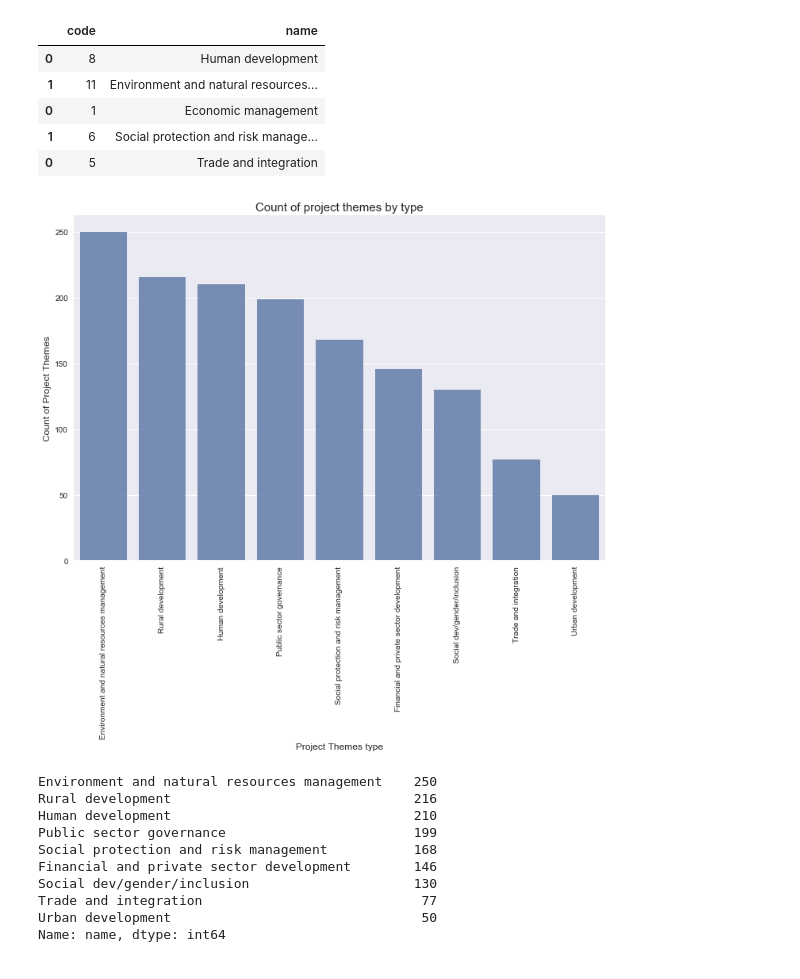
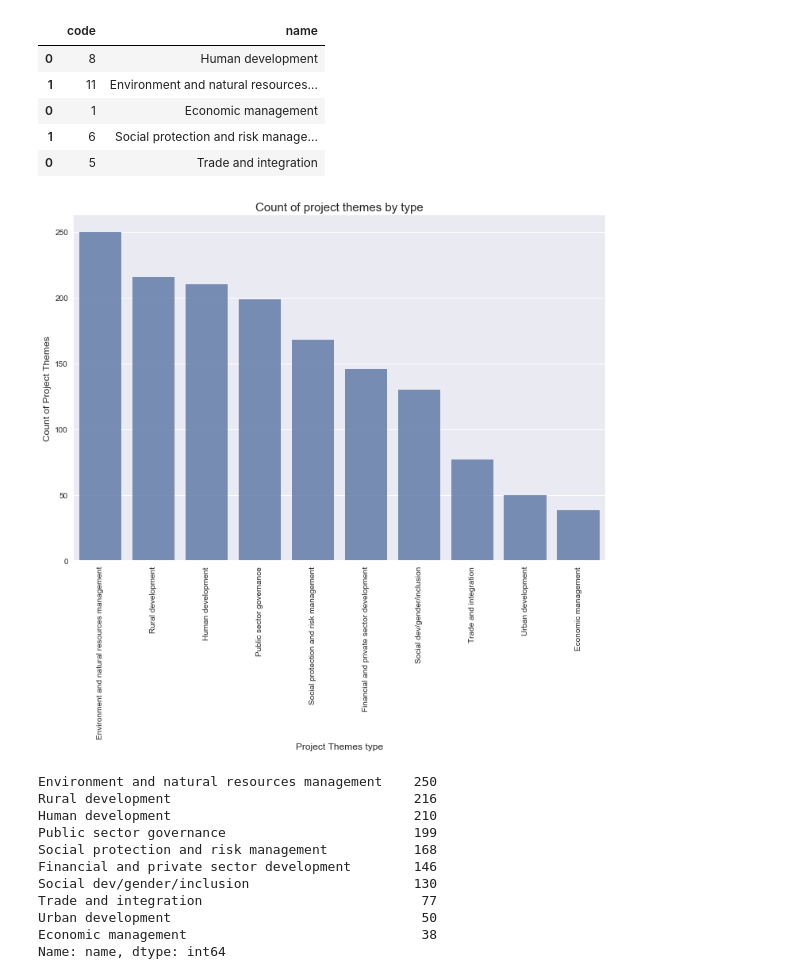
Before and after one commit to krajeshj/SpringBoardSubmissions, a Jupyter notebook: data_wrangling_json/krj_submission_json_exercise.ipynb, the cells around one changed output. Drawn from its saved outputs; the diff is of its cells as text; code cells hidden in the pictures.

```diff
--- a/data_wrangling_json/krj_submission_json_exercise.ipynb
+++ b/data_wrangling_json/krj_submission_json_exercise.ipynb
@@ -300,16 +301,16 @@ wbd_final_mjtheme_df.head()
 ### Question 3 : The top 10 Project themes
 # %%
 cnt_mjthemes = wbd_final_mjtheme_df.name.value_counts()
-cnt_mjthemes_top_10 = cnt_mjthemes[0:9]
+cnt_mjthemes_top_10 = cnt_mjthemes[0:10]
 plt.figure(figsize=(12,8))
 sns.barplot(cnt_mjthemes_top_10.index, cnt_mjthemes_top_10.values, alpha=0.8, color=color[0])
 plt.ylabel('Count of Project Themes', fontsize=12)
 plt.xlabel('Project Themes type', fontsize=12)
 plt.title('Count of project themes by type', fontsize=15)
 plt.xticks(rotation='vertical')
 plt.show()
 # %% [output]
-[figure, old version]
+[figure, new version]
 # %%
 print(cnt_mjthemes_top_10)
 # %% [output]
@@ -322,4 +323,5 @@ Financial and private sector development        146
 Social dev/gender/inclusion                     130
 Trade and integration                            77
 Urban development                                50
+Economic management                              38
 Name: name, dtype: int64
```
Also changed, not shown: parts of 2 cells of this notebook.
